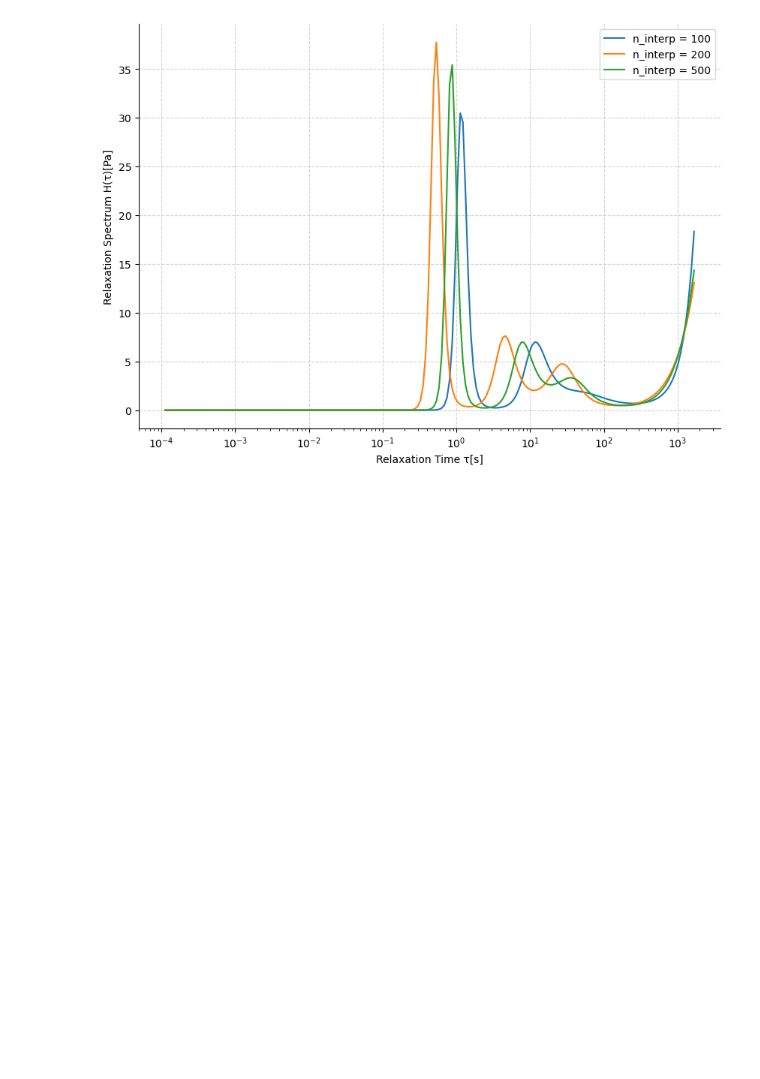
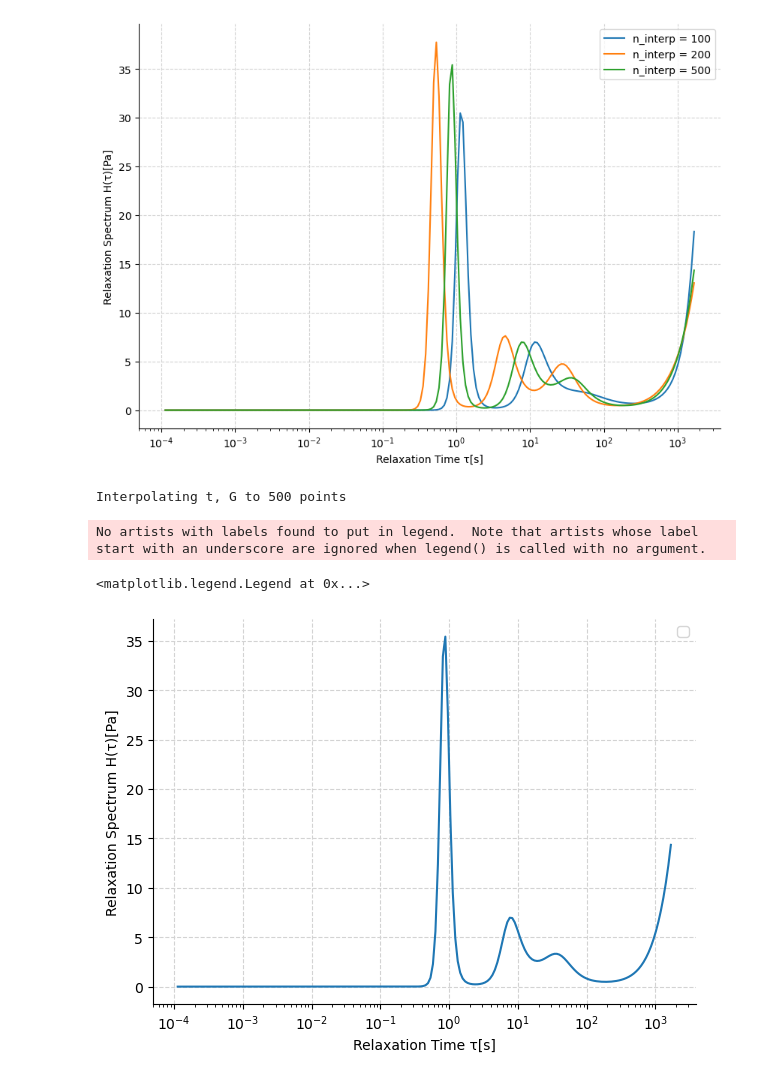
Before and after one commit to Jhko725/NeuralConstitutiveEq.jl, a Jupyter notebook: notebooks/collagen_pyrespect.ipynb, the cells around one changed output. Drawn from its saved outputs; the diff is of its cells as text; code cells hidden in the pictures; blank space fills up the shorter version.

```diff
--- a/notebooks/collagen_pyrespect.ipynb
+++ b/notebooks/collagen_pyrespect.ipynb
@@ -53,3 +55,15 @@ Interpolating t, G to 200 points
 Interpolating t, G to 500 points
 <matplotlib.legend.Legend at 0x...>
 [figure]
+# %%
+fig, ax = plt.subplots(1, 1, figsize=(7, 5))
+t_estimated, h_estimated, _ = estimate_continous_spectrum(time[1:], modulus[1:], n_interpolation=500, n_spectrum_points=200)
+ax.plot(t_estimated,h_estimated, alpha=1.0)
+ax.set_xscale("log", base=10)
+ax.set_xlabel("Relaxation Time τ[s]")
+ax.set_ylabel("Relaxation Spectrum H(τ)[Pa]")
+# %% [output]
+Interpolating t, G to 500 points
+No artists with labels found to put in legend.  Note that artists whose label start with an underscore are ignored when legend() is called with no argument.
+<matplotlib.legend.Legend at 0x...>
+[figure, added]
```
Also changed, not shown: parts of 1 cell of this notebook, 4 other files.
